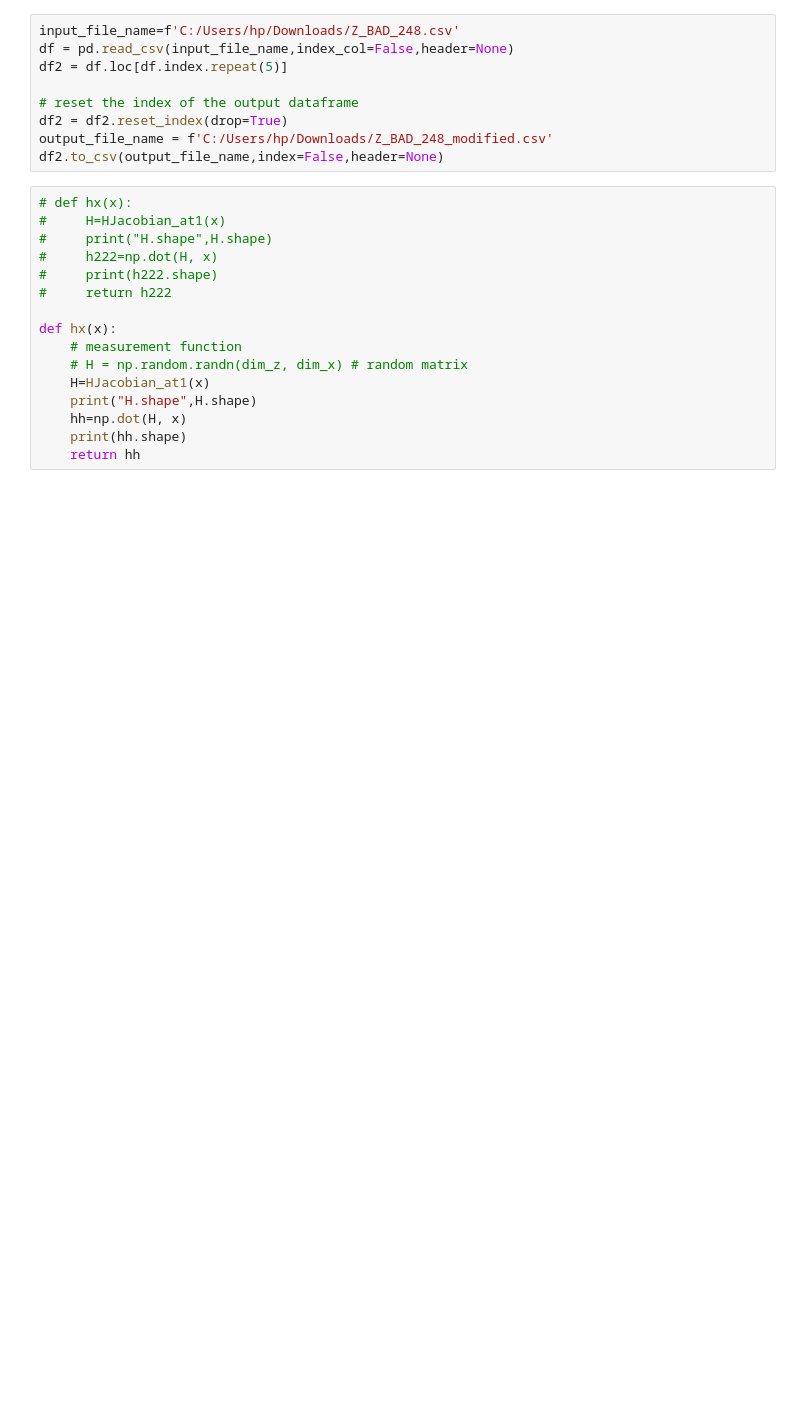
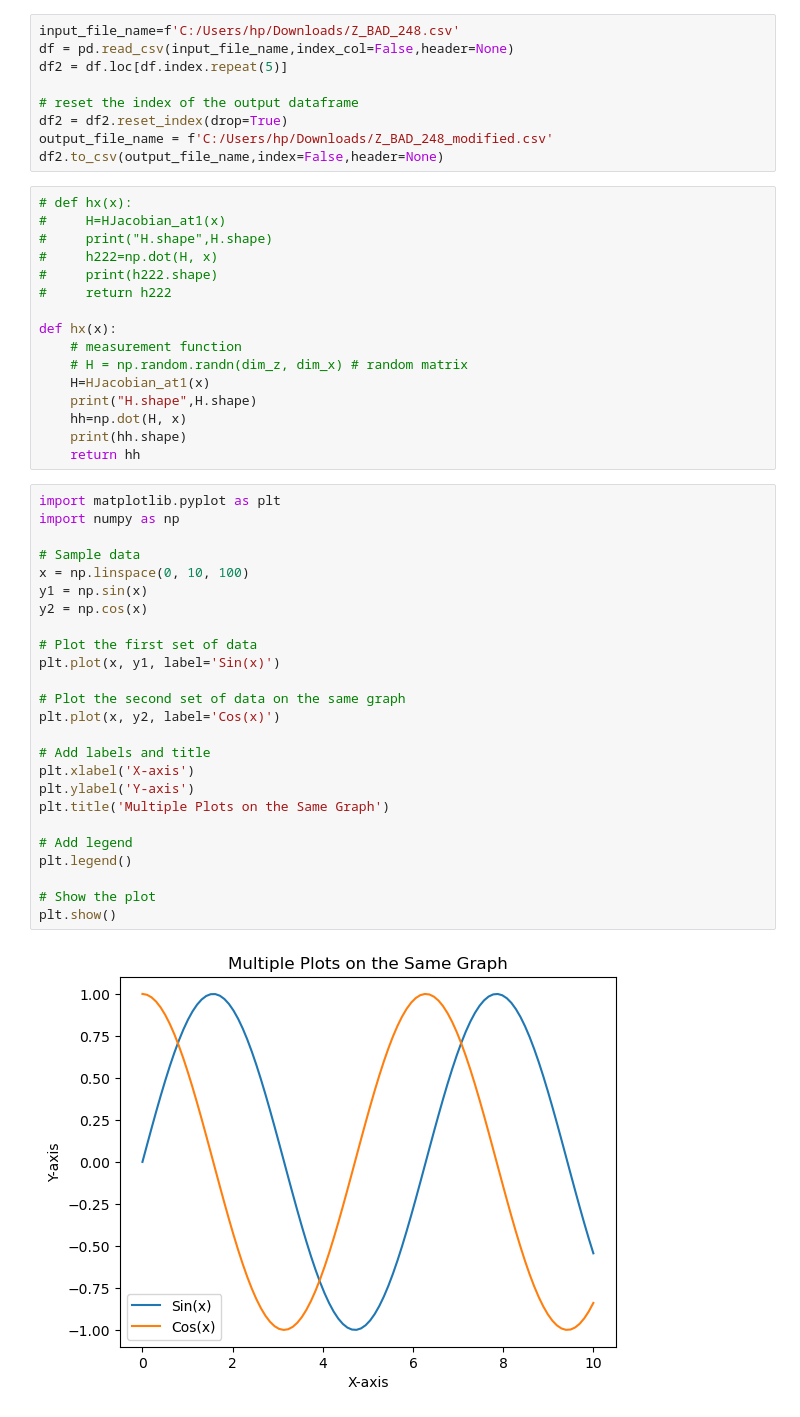
Before and after one commit to ayush-thakur/DSE_IEEE_14_bus, a Jupyter notebook: random_file.ipynb, the cells around one changed output. Drawn from its saved outputs; the diff is of its cells as text; blank space fills up the shorter version.

Commit message:
made all graphs in one 	modified:   DSE_UKF_2.ipynb 	modified:   random_file.ipynb

```diff
--- a/random_file.ipynb
+++ b/random_file.ipynb
@@ -38,3 +42,30 @@ def hx(x):
     hh=np.dot(H, x)
     print(hh.shape)
     return hh
+# %%
+import matplotlib.pyplot as plt
+import numpy as np
+
+# Sample data
+x = np.linspace(0, 10, 100)
+y1 = np.sin(x)
+y2 = np.cos(x)
+
+# Plot the first set of data
+plt.plot(x, y1, label='Sin(x)')
+
+# Plot the second set of data on the same graph
+plt.plot(x, y2, label='Cos(x)')
+
+# Add labels and title
+plt.xlabel('X-axis')
+plt.ylabel('Y-axis')
+plt.title('Multiple Plots on the Same Graph')
+
+# Add legend
+plt.legend()
+
+# Show the plot
+plt.show()
+# %% [output]
+[figure, added]
```
Also changed, not shown: parts of 2 cells of this notebook, 1 other file.
